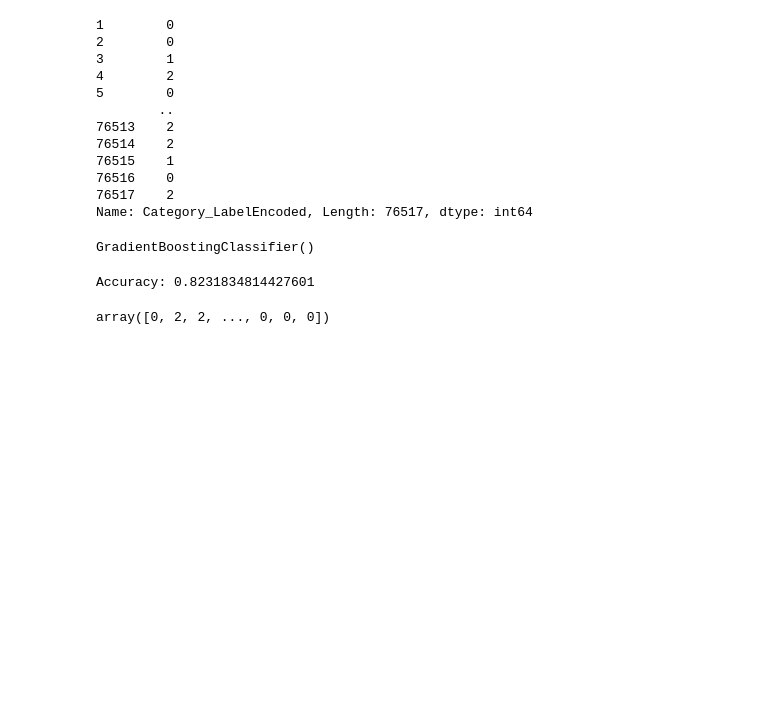
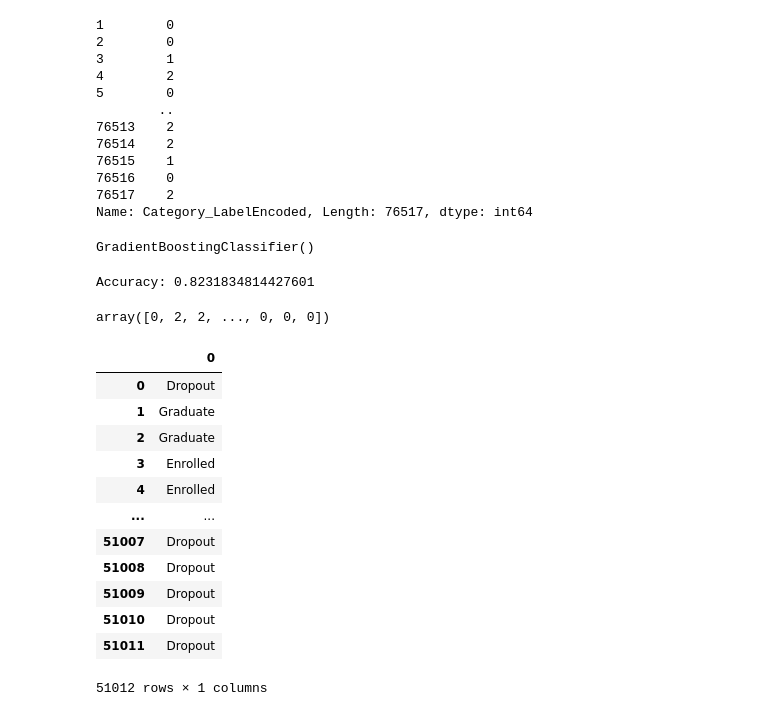
Before and after one commit to gacheru101/Play_ground_series-data, a Jupyter notebook: academic-success.ipynb, the cells around one changed output. Saved outputs shown, nothing was run; the diff lists cells and outputs as text; code cells hidden in the pictures; blank space fills up the shorter version.

```diff
--- a/academic-success.ipynb
+++ b/academic-success.ipynb
@@ -188,14 +188,29 @@ array([0, 2, 2, ..., 0, 0, 0])
 # %%
 # Define mapping from integers to categorical labels
 mapping = {
     0: 'Dropout',
     1: 'Enrolled',
     2: 'Graduate'
 }
 
 # Convert integer array to categorical labels
 categorical_array = [mapping[val] for val in y_pred]
 # Convert NumPy array to DataFrame
 df = pd.DataFrame(categorical_array)
+df
+# %% [output]
+|  | 0 |
+| 0 | Dropout |
+| 1 | Graduate |
+| 2 | Graduate |
+| 3 | Enrolled |
+| 4 | Enrolled |
+| ... | ... |
+| 51007 | Dropout |
+| 51008 | Dropout |
+| 51009 | Dropout |
+| 51010 | Dropout |
+| 51011 | Dropout |
+51012 rows × 1 columns
 # %%
 merged_df = pd.merge(df_sub, df, left_index=True, right_index=True)
```
Also changed, not shown: parts of 5 cells of this notebook.
